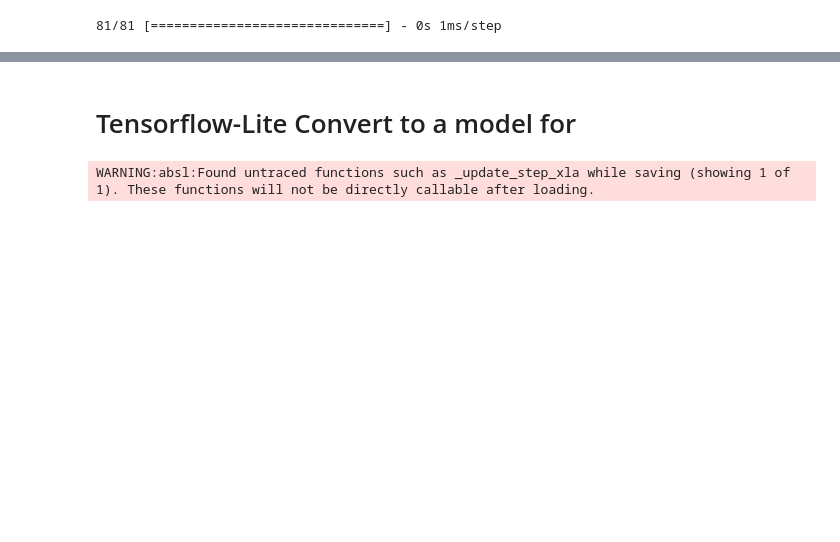
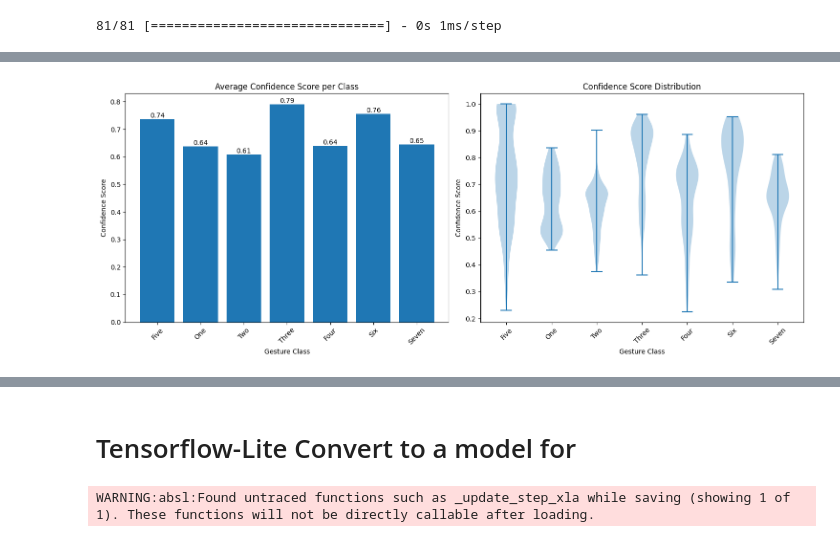
Before and after one commit to Cosmicdevil007/hand_project, a Jupyter notebook: keypoint_classification.ipynb, the cells around one changed output, grey strips where cells are left out. Cells and saved outputs as stored; diff of their text form; code cells hidden in the pictures; blank space fills up the shorter version.

```diff
--- a/keypoint_classification.ipynb
+++ b/keypoint_classification.ipynb
@@ -437 +437,90 @@ Class 'Seven':
 ------------------------------
+# %%
+# Add this function after your existing visualization functions
+def visualize_confidence_scores(model, X_test, y_test, labels, save_path='model/evaluation/'):
+    """Visualize prediction confidence scores with charts"""
+    import os
+
+    # Get model predictions and confidence scores
+    predictions = model.predict(X_test)
+    y_pred = np.argmax(predictions, axis=1)
+
+    # Create figure for confidence visualization
+    plt.figure(figsize=(15, 6))
+
+    # 1. Bar chart of average confidence per class
+    plt.subplot(1, 2, 1)
+    avg_confidence = []
+    for i in range(len(labels)):
+        mask = y_test == i
+        if np.any(mask):
+            class_confidence = predictions[mask].max(axis=1)
+            avg_confidence.append(np.mean(class_confidence))
+        else:
+            avg_confidence.append(0)
+
+    bars = plt.bar(labels, avg_confidence)
+    plt.title('Average Confidence Score per Class')
+    plt.xlabel('Gesture Class')
+    plt.ylabel('Confidence Score')
+    plt.xticks(rotation=45)
+
+    # Add value labels on bars
+    for bar in bars:
+        height = bar.get_height()
+        plt.text(bar.get_x() + bar.get_width()/2., height,
+                f'{height:.2f}',
+                ha='center', va='bottom')
+
+    # 2. Confidence distribution violin plot
+    plt.subplot(1, 2, 2)
+    confidence_data = []
+    for i in range(len(labels)):
+        mask = y_test == i
+        if np.any(mask):
+            class_confidence = predictions[mask].max(axis=1)
+            confidence_data.append(class_confidence)
+        else:
+            confidence_data.append([])
+
+    violin_parts = plt.violinplot(confidence_data)
+    plt.title('Confidence Score Distribution')
+    plt.xlabel('Gesture Class')
+    plt.ylabel('Confidence Score')
+    plt.xticks(range(1, len(labels) + 1), labels, rotation=45)
+
+    # Adjust layout and save
+    plt.tight_layout()
+
+    # Save plot if save_path provided
+    if save_path:
+        os.makedirs(save_path, exist_ok=True)
+        plt.savefig(os.path.join(save_path, 'confidence_analysis.png'),
+                    bbox_inches='tight', dpi=300)
+
+    plt.show()
+
+    # Print detailed confidence statistics
+    print("\nConfidence Score Statistics:")
+    print("-" * 50)
+    for i, label in enumerate(labels):
+        mask = y_test == i
+        if np.any(mask):
+            conf_scores = predictions[mask].max(axis=1)
+            print(f"\nClass: {label}")
+            print(f"  Average confidence: {np.mean(conf_scores):.3f}")
+            print(f"  Min confidence: {np.min(conf_scores):.3f}")
+            print(f"  Max confidence: {np.max(conf_scores):.3f}")
+            print(f"  Std deviation: {np.std(conf_scores):.3f}")
+
+# Add this code after model evaluation
+# Load labels if not already loaded
+labels = []
+with open('model/keypoint_classifier/keypoint_classifier_label.csv',
+          encoding='utf-8-sig') as f:
+    for row in csv.reader(f):
+        labels.append(row[0])
+
+# Generate confidence visualization
+visualize_confidence_scores(model, X_test, y_test, labels)
+# %% [output]
@@ -437,0 +528 @@ Class 'Seven':
+[figure, added]
```
Also changed, not shown: parts of 10 cells of this notebook, 8 other files.
